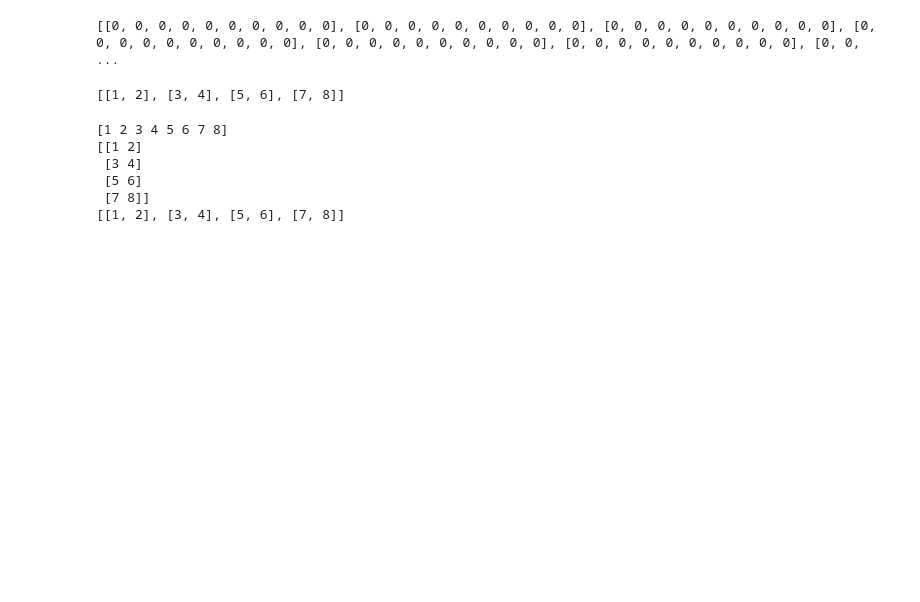
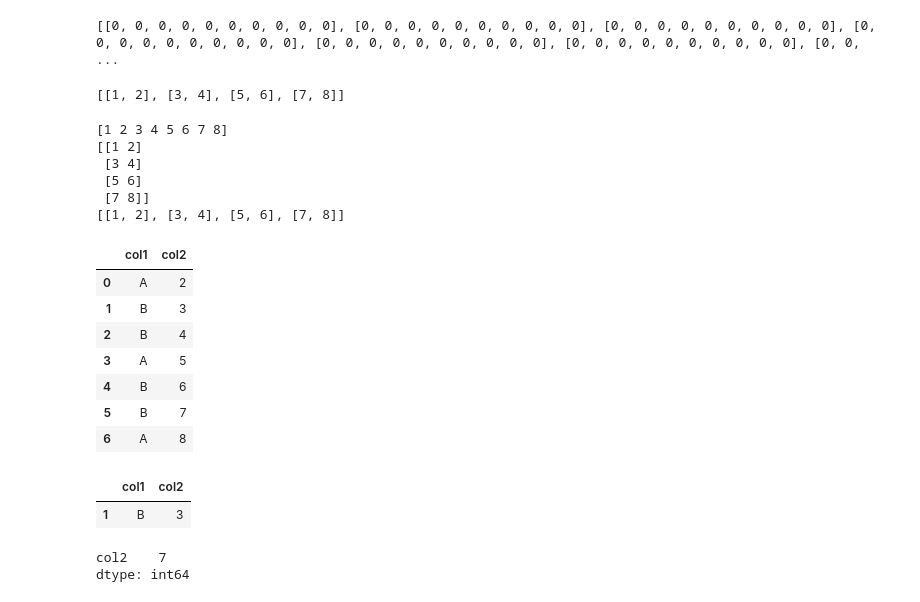
Before and after one commit to JungJiBum/Python, a Jupyter notebook: test.ipynb, the cells around one changed output. Cells and saved outputs as stored; diff of their text form; code cells hidden in the pictures; blank space fills up the shorter version.

```diff
--- a/test.ipynb
+++ b/test.ipynb
@@ -450,3 +450,29 @@ print(t)
  [5 6]
  [7 8]]
 [[1, 2], [3, 4], [5, 6], [7, 8]]
+# %%
+import pandas as pd
+
+df = pd.DataFrame({'col1':['A','B','B','A','B','B','A'],
+'col2':[2,3,4,5,6,7,8]})
+
+df
+# %% [output]
+|  | col1 | col2 |
+| 0 | A | 2 |
+| 1 | B | 3 |
+| 2 | B | 4 |
+| 3 | A | 5 |
+| 4 | B | 6 |
+| 5 | B | 7 |
+| 6 | A | 8 |
+# %%
+df.loc[[1]]
+# %% [output]
+|  | col1 | col2 |
+| 1 | B | 3 |
+# %%
+print(df.iloc[1:3].sum(numeric_only=True))
+# %% [output]
+col2    7
+dtype: int64
```
Also changed, not shown: parts of 25 cells of this notebook, 2 other files.
